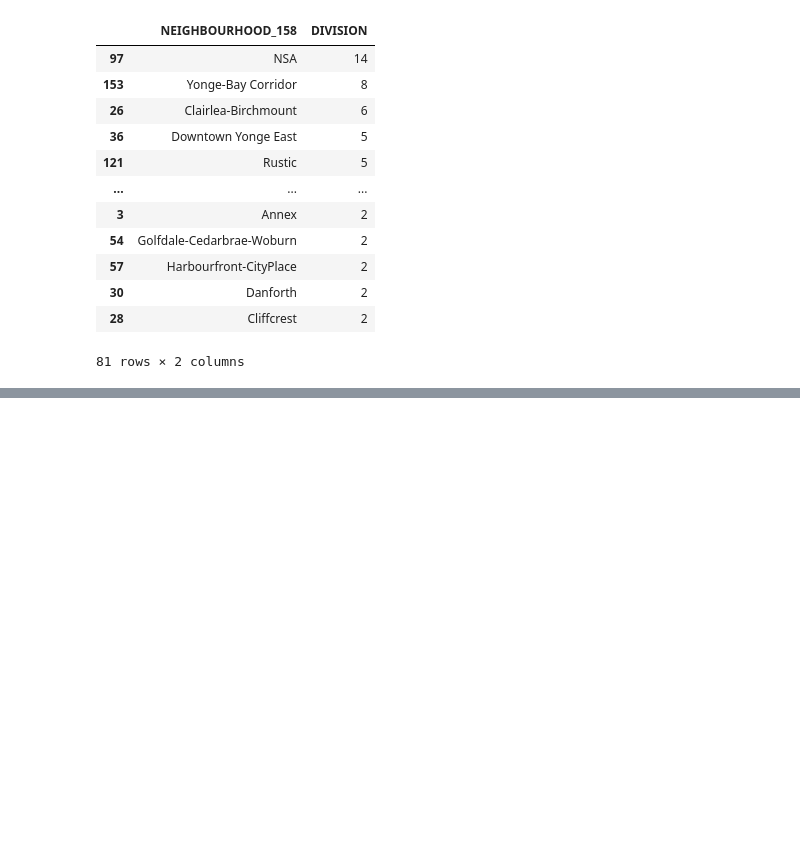
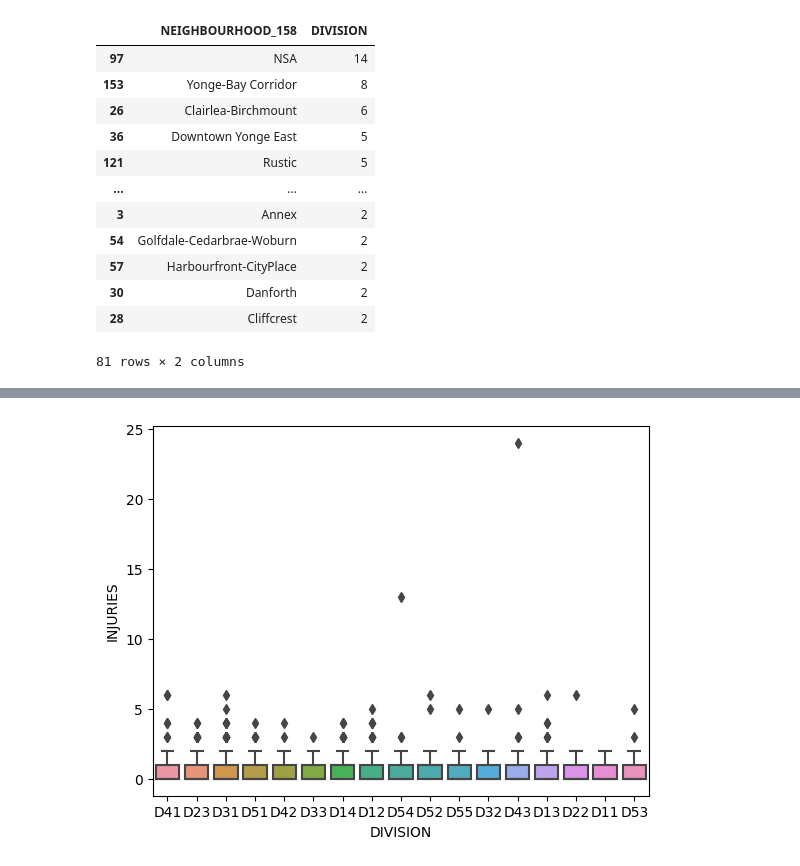
Before and after one commit to Jpeng23/MMAI5100_group6, a Jupyter notebook: project.ipynb, the cells around one changed output, grey strips where cells are left out. Drawn from its saved outputs; the diff is of its cells as text; code cells hidden in the pictures; blank space fills up the shorter version.

```diff
--- a/project.ipynb
+++ b/project.ipynb
@@ -170,3 +170,6 @@ data4[data4["DIVISION"]>1]
 | 30 | Danforth | 2 |
 | 28 | Cliffcrest | 2 |
 81 rows × 2 columns
+# %%
+data5 = data.replace("NSA","Other")
+print(data5[data5["NEIGHBOURHOOD_158"] == "NSA"])
@@ -172,0 +184,3 @@ data4[data4["DIVISION"]>1]
+# %%
+data5["D_NEIGHBOURHOOD158"]=  data5["NEIGHBOURHOOD_158"] + data5["DIVISION"]
+data5.describe()
@@ -174,0 +235,3 @@ Since there are multiple divisions for neighbourhood
+# %%
+data5["AFFECTED_PEOPLE"]=  data5["DEATH"] + data5["INJURIES"]
+data5
@@ -174,0 +264,5 @@ Since there are multiple divisions for neighbourhood
+# %%
+sns.boxplot(x="DIVISION",y="INJURIES",data=data5)
+plt.show()
+# %% [output]
+[figure, added]
```
Also changed, not shown: parts of 12 cells of this notebook.
